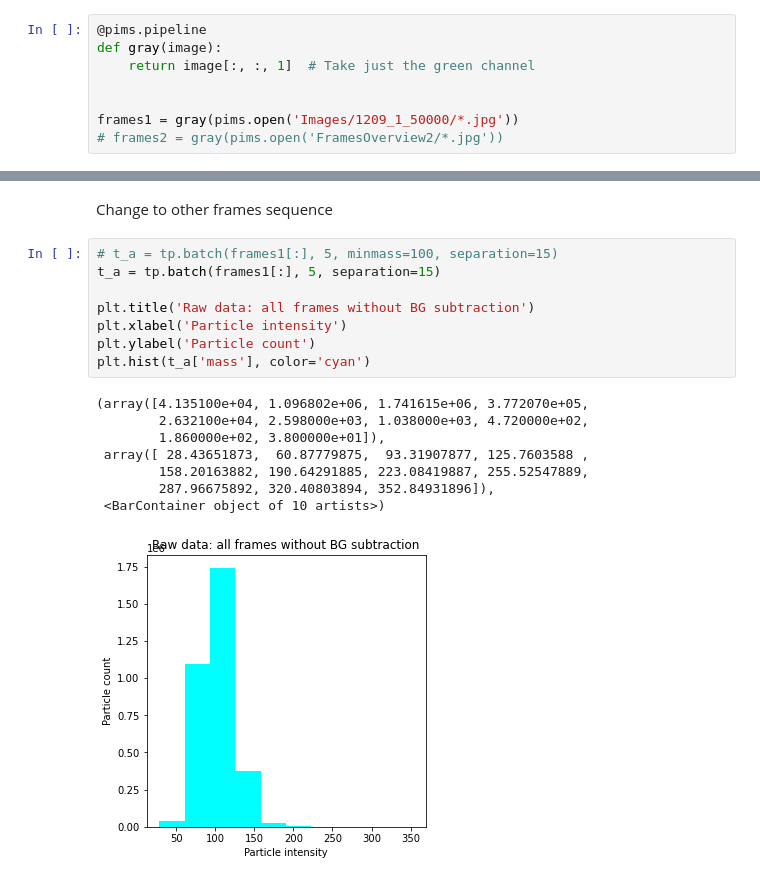
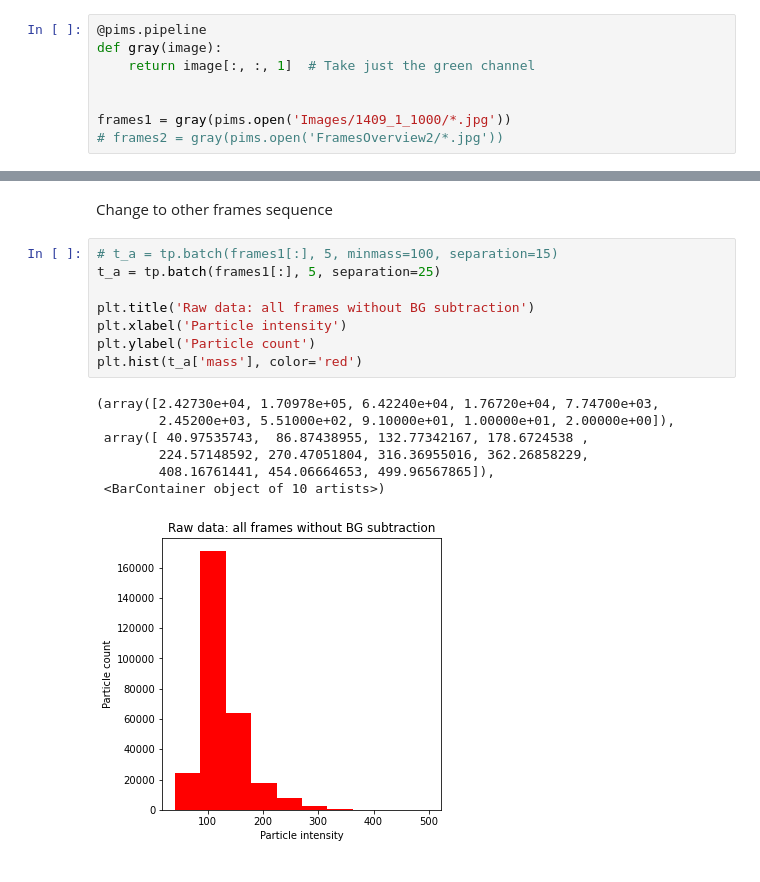
Before and after one commit to nanoepics/epicsjukebox, a Jupyter notebook: Notebooks/Ingmar/AnalysisBF_Full.ipynb, the cells around one changed output, grey strips where cells are left out. Saved outputs shown, nothing was run; the diff lists cells and outputs as text.

```diff
--- a/Notebooks/Ingmar/AnalysisBF_Full.ipynb
+++ b/Notebooks/Ingmar/AnalysisBF_Full.ipynb
@@ -79,7 +79,7 @@ def gray(image):
     return image[:, :, 1]  # Take just the green channel
 
 
-frames1 = gray(pims.open('Images/1209_1_50000/*.jpg'))
+frames1 = gray(pims.open('Images/1409_1_1000/*.jpg'))
 # frames2 = gray(pims.open('FramesOverview2/*.jpg'))
 # %%
 frames1
@@ -220,21 +220,20 @@ plt.hist(t3['mass'])
 Change to other frames sequence
 # %%
 # t_a = tp.batch(frames1[:], 5, minmass=100, separation=15)
-t_a = tp.batch(frames1[:], 5, separation=15)
+t_a = tp.batch(frames1[:], 5, separation=25)
 
 plt.title('Raw data: all frames without BG subtraction')
 plt.xlabel('Particle intensity')
 plt.ylabel('Particle count')
-plt.hist(t_a['mass'], color='cyan')
+plt.hist(t_a['mass'], color='red')
 # %% [output]
-(array([4.135100e+04, 1.096802e+06, 1.741615e+06, 3.772070e+05,
-        2.632100e+04, 2.598000e+03, 1.038000e+03, 4.720000e+02,
-        1.860000e+02, 3.800000e+01]),
- array([ 28.43651873,  60.87779875,  93.31907877, 125.7603588 ,
-        158.20163882, 190.64291885, 223.08419887, 255.52547889,
-        287.96675892, 320.40803894, 352.84931896]),
+(array([2.42730e+04, 1.70978e+05, 6.42240e+04, 1.76720e+04, 7.74700e+03,
+        2.45200e+03, 5.51000e+02, 9.10000e+01, 1.00000e+01, 2.00000e+00]),
+ array([ 40.97535743,  86.87438955, 132.77342167, 178.6724538 ,
+        224.57148592, 270.47051804, 316.36955016, 362.26858229,
+        408.16761441, 454.06664653, 499.96567865]),
  <BarContainer object of 10 artists>)
-[figure, old version]
+[figure, new version]
 # %%
 tp.quiet()  # Turn off progress reports for best performance
 t_b = tp.link(t_a, 4, memory=2, )
```
Also changed, not shown: parts of 6 cells of this notebook, 1 other file.
